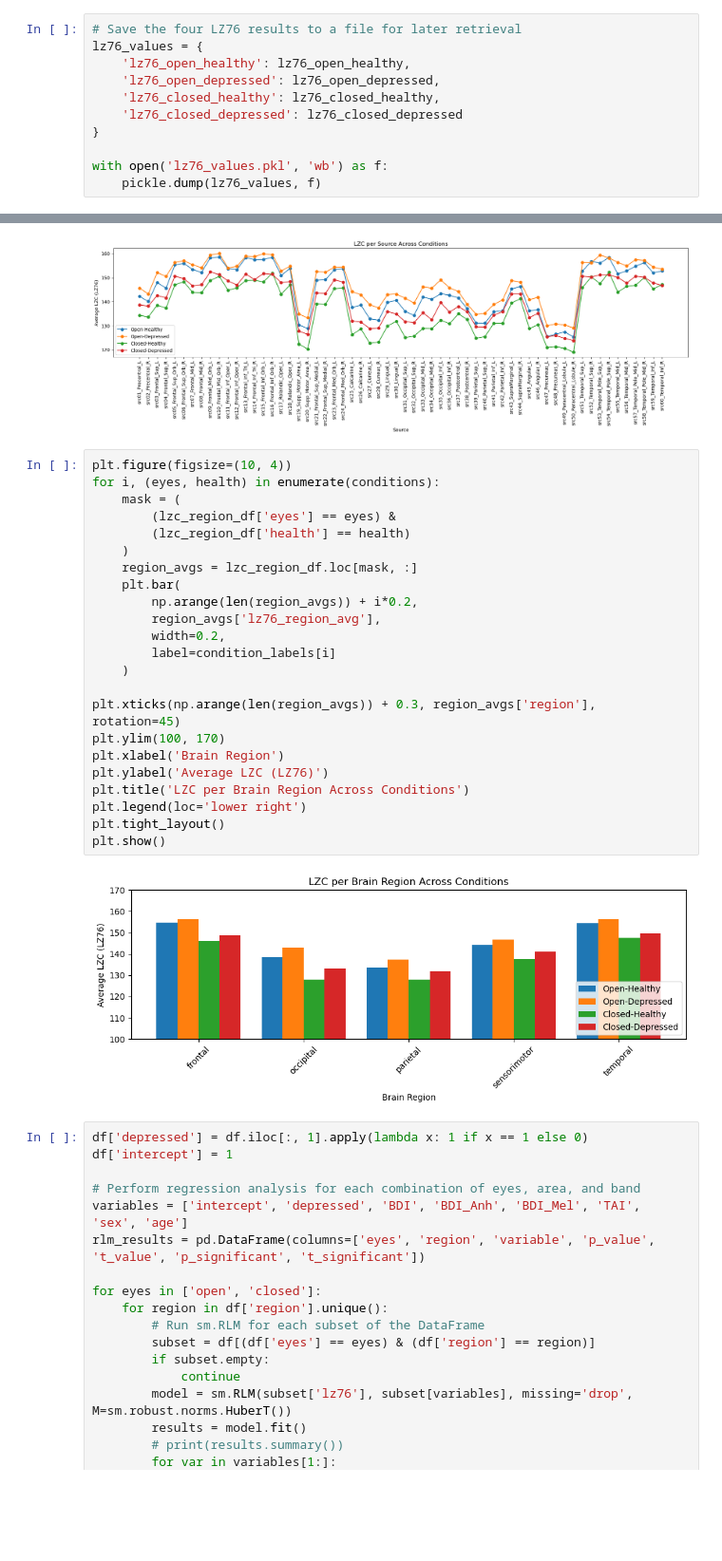
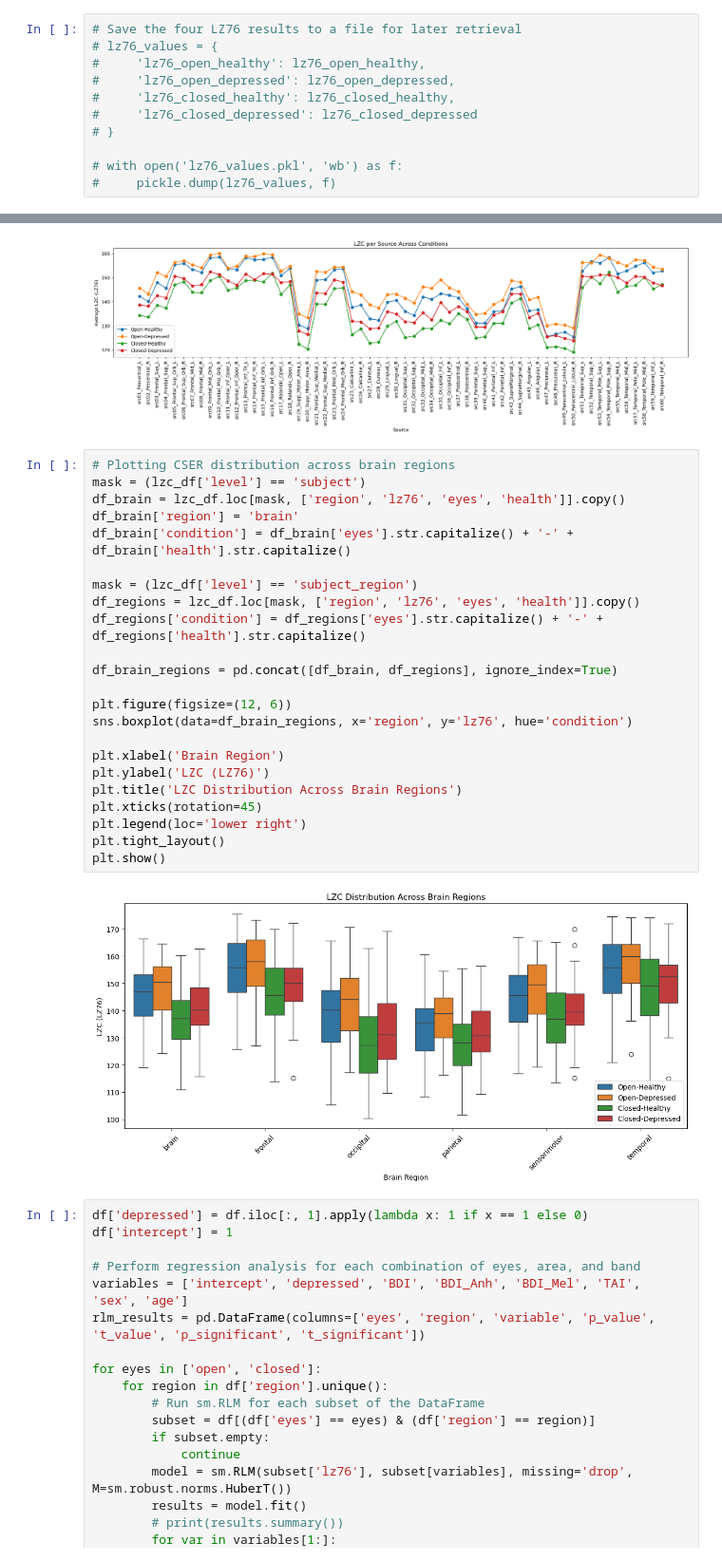
Before and after one commit to ldubravica/MScResearchProject, a Jupyter notebook: analyse_lzc.ipynb, the cells around one changed output, grey strips where cells are left out. Shown at 95% size. Drawn from its saved outputs; the diff is of its cells as text; blank space fills up the shorter version.

```diff
--- a/analyse_lzc.ipynb
+++ b/analyse_lzc.ipynb
@@ -122,15 +122,15 @@ lz76_closed_healthy = compute_lz76(prep_closed_healthy)
 lz76_closed_depressed = compute_lz76(prep_closed_depressed)
 # %%
 # Save the four LZ76 results to a file for later retrieval
-lz76_values = {
-    'lz76_open_healthy': lz76_open_healthy,
-    'lz76_open_depressed': lz76_open_depressed,
-    'lz76_closed_healthy': lz76_closed_healthy,
-    'lz76_closed_depressed': lz76_closed_depressed
-}
+# lz76_values = {
+#     'lz76_open_healthy': lz76_open_healthy,
+#     'lz76_open_depressed': lz76_open_depressed,
+#     'lz76_closed_healthy': lz76_closed_healthy,
+#     'lz76_closed_depressed': lz76_closed_depressed
+# }
 
-with open('lz76_values.pkl', 'wb') as f:
-    pickle.dump(lz76_values, f)
+# with open('lz76_values.pkl', 'wb') as f:
+#     pickle.dump(lz76_values, f)
 # %%
 # Load the results from the file
 lz76_values = None
@@ -378,31 +383,31 @@ plt.tight_layout()
 plt.show()
 # %% [output]
 [figure]
-# %%
-plt.figure(figsize=(10, 4))
-for i, (eyes, health) in enumerate(conditions):
-    mask = (
-        (lzc_region_df['eyes'] == eyes) &
-        (lzc_region_df['health'] == health)
-    )
-    region_avgs = lzc_region_df.loc[mask, :]
-    plt.bar(
-        np.arange(len(region_avgs)) + i*0.2,
-        region_avgs['lz76_region_avg'],
-        width=0.2,
-        label=condition_labels[i]
-    )
-
-plt.xticks(np.arange(len(region_avgs)) + 0.3, region_avgs['region'], rotation=45)
-plt.ylim(100, 170)
-plt.xlabel('Brain Region')
-plt.ylabel('Average LZC (LZ76)')
-plt.title('LZC per Brain Region Across Conditions')
-plt.legend(loc='lower right')
-plt.tight_layout()
-plt.show()
-# %% [output]
-[figure, removed]
+# %%
+# Plotting CSER distribution across brain regions
+mask = (lzc_df['level'] == 'subject')
+df_brain = lzc_df.loc[mask, ['region', 'lz76', 'eyes', 'health']].copy()
+df_brain['region'] = 'brain'
+df_brain['condition'] = df_brain['eyes'].str.capitalize() + '-' + df_brain['health'].str.capitalize()
+
+mask = (lzc_df['level'] == 'subject_region')
+df_regions = lzc_df.loc[mask, ['region', 'lz76', 'eyes', 'health']].copy()
+df_regions['condition'] = df_regions['eyes'].str.capitalize() + '-' + df_regions['health'].str.capitalize()
+
+df_brain_regions = pd.concat([df_brain, df_regions], ignore_index=True)
+
+plt.figure(figsize=(12, 6))
+sns.boxplot(data=df_brain_regions, x='region', y='lz76', hue='condition')
+
+plt.xlabel('Brain Region')
+plt.ylabel('LZC (LZ76)')
+plt.title('LZC Distribution Across Brain Regions')
+plt.xticks(rotation=45)
+plt.legend(loc='lower right')
+plt.tight_layout()
+plt.show()
+# %% [output]
+[figure, added]
 # %%
 df['depressed'] = df.iloc[:, 1].apply(lambda x: 1 if x == 1 else 0)
 df['intercept'] = 1
```
Also changed, not shown: parts of 2 cells of this notebook, 1 other file.
